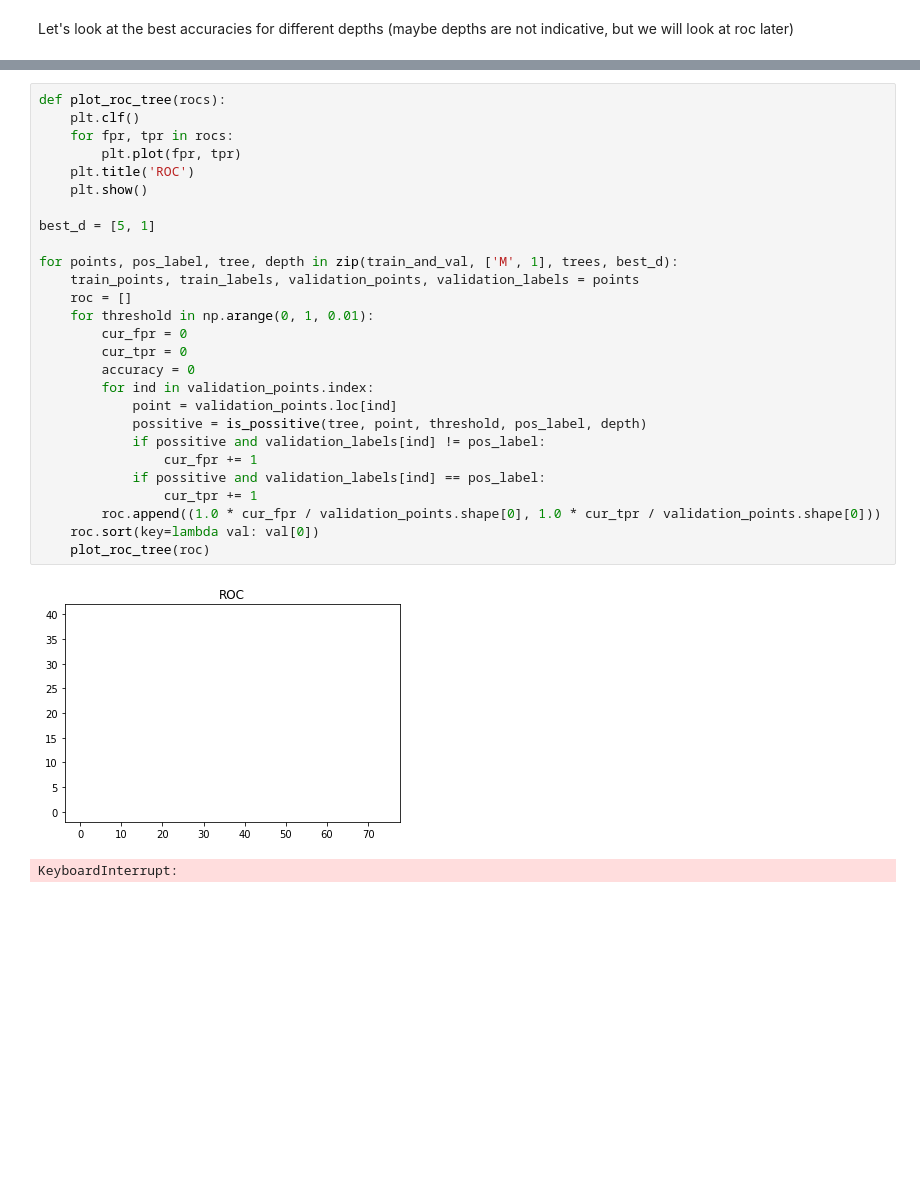
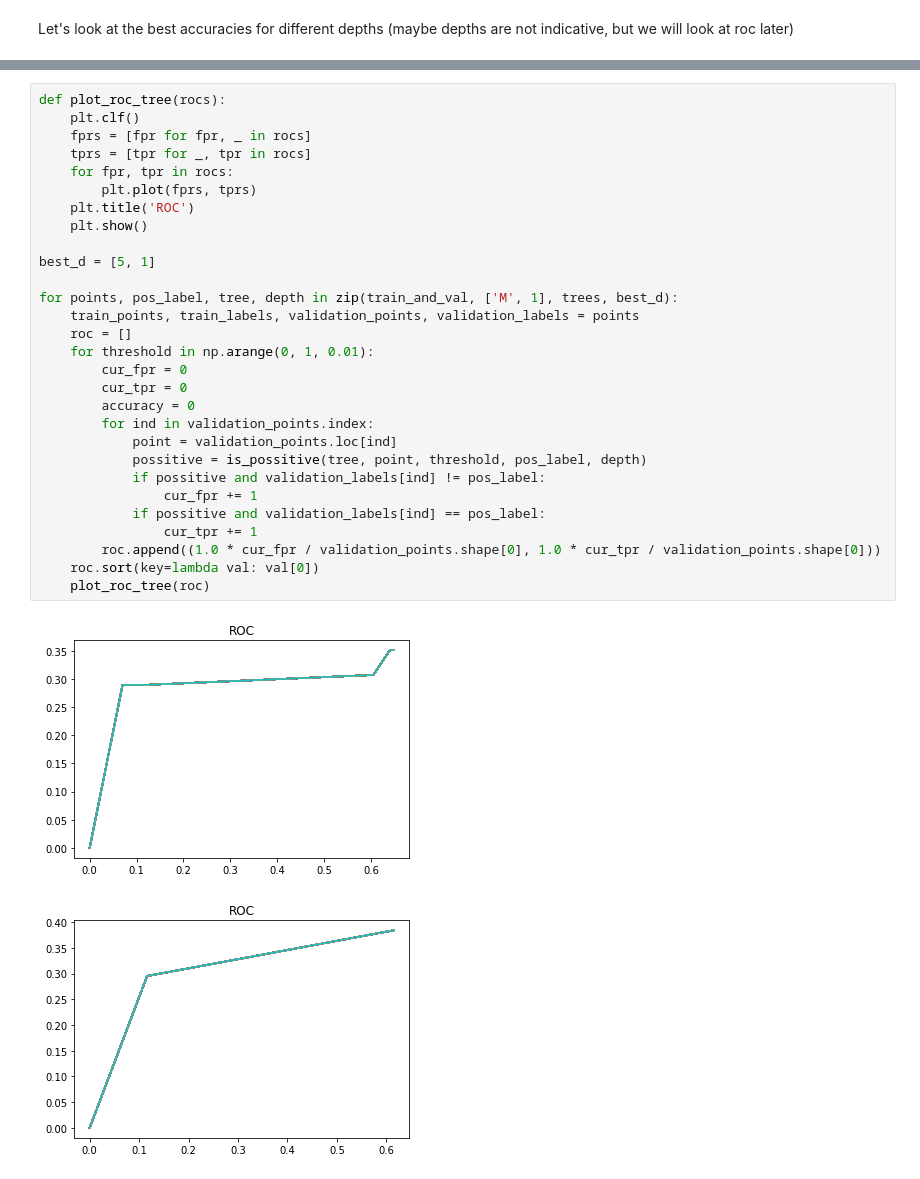
Before and after one commit to Igor-Tukh/machine-learning-hse, a Jupyter notebook: hw01/hw01.ipynb, the cells around one changed output, grey strips where cells are left out. Cells and saved outputs as stored; diff of their text form; blank space fills up the shorter version.

```diff
--- a/hw01/hw01.ipynb
+++ b/hw01/hw01.ipynb
@@ -645,30 +653,32 @@ Depth 4, the best accuracy 0.6221498371335505 (threshold 0.39)
 # %%
 def plot_roc_tree(rocs):
     plt.clf()
+    fprs = [fpr for fpr, _ in rocs]
+    tprs = [tpr for _, tpr in rocs]
     for fpr, tpr in rocs:
-        plt.plot(fpr, tpr)
+        plt.plot(fprs, tprs)
     plt.title('ROC')
     plt.show()
 
 best_d = [5, 1]
 
 for points, pos_label, tree, depth in zip(train_and_val, ['M', 1], trees, best_d):
     train_points, train_labels, validation_points, validation_labels = points
     roc = []
     for threshold in np.arange(0, 1, 0.01):
         cur_fpr = 0
         cur_tpr = 0
         accuracy = 0
         for ind in validation_points.index:
             point = validation_points.loc[ind]
             possitive = is_possitive(tree, point, threshold, pos_label, depth)
             if possitive and validation_labels[ind] != pos_label:
                 cur_fpr += 1
             if possitive and validation_labels[ind] == pos_label:
                 cur_tpr += 1
         roc.append((1.0 * cur_fpr / validation_points.shape[0], 1.0 * cur_tpr / validation_points.shape[0]))
     roc.sort(key=lambda val: val[0])
     plot_roc_tree(roc)
 # %% [output]
-[figure, old version]
+[figure, new version]
-KeyboardInterrupt:
+[figure, added]
```
Also changed, not shown: parts of 2 cells of this notebook.
